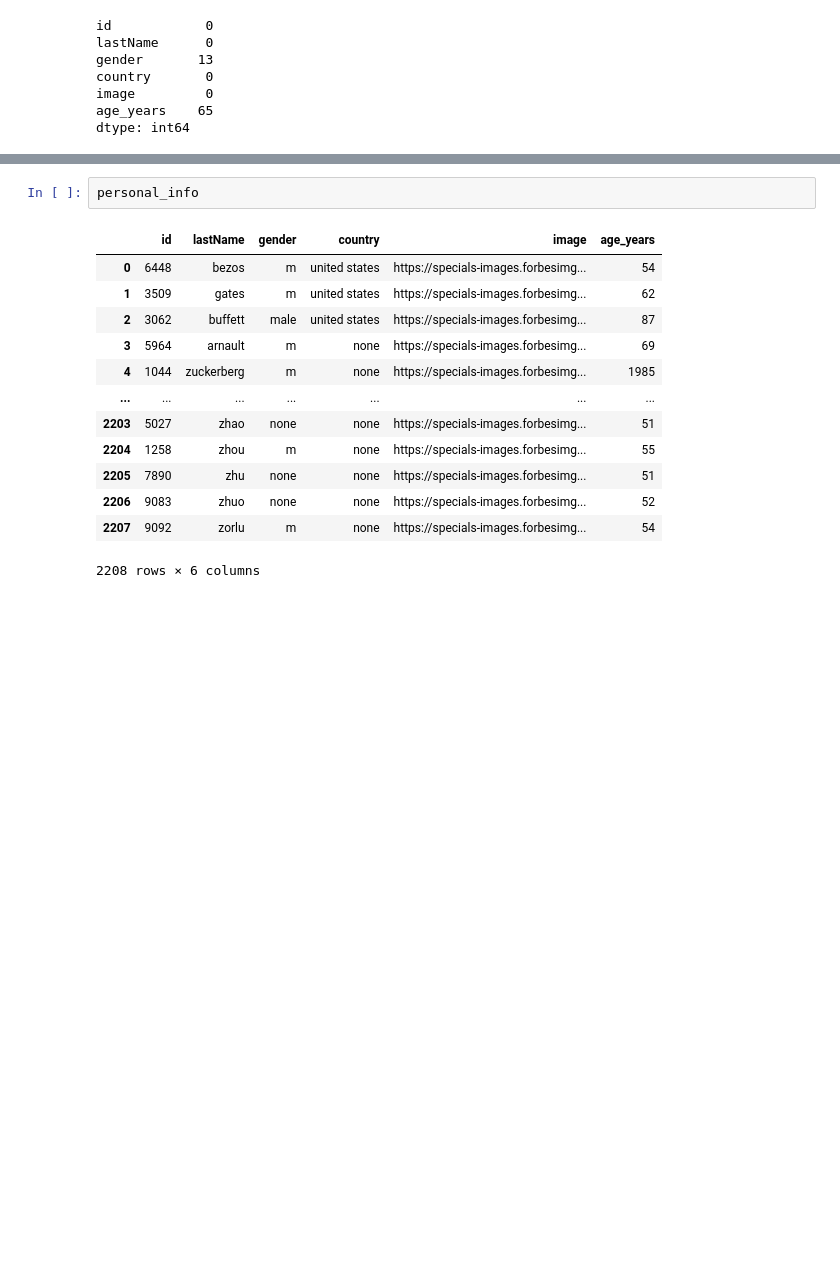
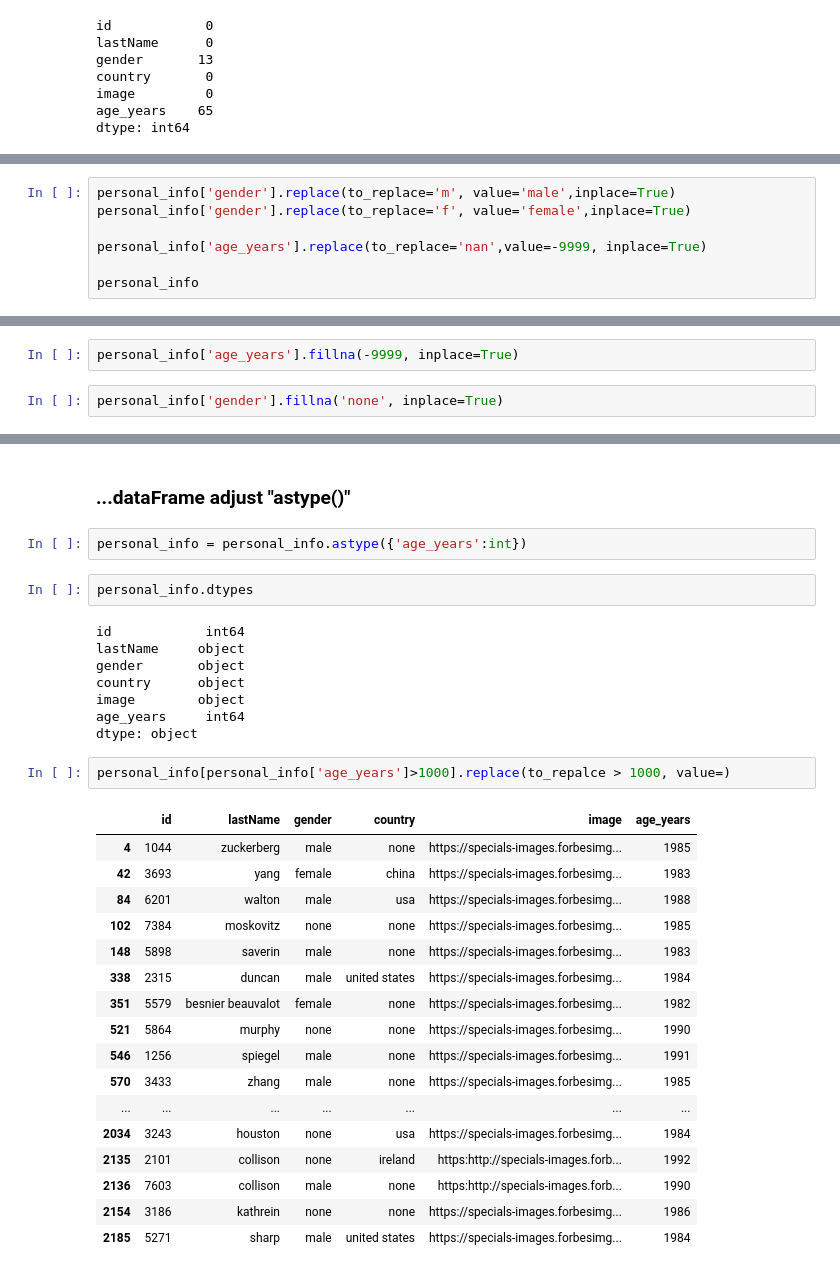
Before and after one commit to herreradelduque/Ironhack-Module-1-Project---Pandas-Pipelines, a Jupyter notebook: notebooks/notebook1.ipynb, the cells around one changed output, grey strips where cells are left out. Drawn from its saved outputs; the diff is of its cells as text; blank space fills up the shorter version.

Commit message:
some more data cleaning done

```diff
--- a/notebooks/notebook1.ipynb
+++ b/notebooks/notebook1.ipynb
@@ -382,0 +393,7 @@ dtype: int64
+# %%
+personal_info['gender'].replace(to_replace='m', value='male',inplace=True)
+personal_info['gender'].replace(to_replace='f', value='female',inplace=True)
+
+personal_info['age_years'].replace(to_replace='nan',value=-9999, inplace=True)
+
+personal_info
@@ -382,0 +414,4 @@ dtype: int64
+# %%
+personal_info['age_years'].fillna(-9999, inplace=True)
+# %%
+personal_info['gender'].fillna('none', inplace=True)
@@ -383,16 +428,34 @@ dtype: int64
+# %% [markdown]
+### ...dataFrame adjust "astype()"
+# %%
+personal_info = personal_info.astype({'age_years':int})
 # %%
-personal_info
+personal_info.dtypes
 # %% [output]
-|  | id | lastName | gender | country | image | age_years |
-| 0 | 6448 | bezos | m | united states | https://specials-images.forbesimg... | 54 |
-| 1 | 3509 | gates | m | united states | https://specials-images.forbesimg... | 62 |
-| 2 | 3062 | buffett | male | united states | https://specials-images.forbesimg... | 87 |
-| 3 | 5964 | arnault | m | none | https://specials-images.forbesimg... | 69 |
-| 4 | 1044 | zuckerberg | m | none | https://specials-images.forbesimg... | 1985 |
-| ... | ... | ... | ... | ... | ... | ... |
-| 2203 | 5027 | zhao | none | none | https://specials-images.forbesimg... | 51 |
-| 2204 | 1258 | zhou | m | none | https://specials-images.forbesimg... | 55 |
-| 2205 | 7890 | zhu | none | none | https://specials-images.forbesimg... | 51 |
-| 2206 | 9083 | zhuo | none | none | https://specials-images.forbesimg... | 52 |
-| 2207 | 9092 | zorlu | m | none | https://specials-images.forbesimg... | 54 |
-2208 rows × 6 columns
+id            int64
+lastName     object
+gender       object
+country      object
+image        object
+age_years     int64
+dtype: object
+# %%
+personal_info[personal_info['age_years']>1000].replace(to_repalce > 1000, value=)
+# %% [output]
+|  | id | lastName | gender | country | image | age_years |
+| 4 | 1044 | zuckerberg | male | none | https://specials-images.forbesimg... | 1985 |
+| 42 | 3693 | yang | female | china | https://specials-images.forbesimg... | 1983 |
+| 84 | 6201 | walton | male | usa | https://specials-images.forbesimg... | 1988 |
+| 102 | 7384 | moskovitz | none | none | https://specials-images.forbesimg... | 1985 |
+| 148 | 5898 | saverin | male | none | https://specials-images.forbesimg... | 1983 |
+| 338 | 2315 | duncan | male | united states | https://specials-images.forbesimg... | 1984 |
+| 351 | 5579 | besnier beauvalot | female | none | https://specials-images.forbesimg... | 1982 |
+| 521 | 5864 | murphy | none | none | https://specials-images.forbesimg... | 1990 |
+| 546 | 1256 | spiegel | male | none | https://specials-images.forbesimg... | 1991 |
+| 570 | 3433 | zhang | male | none | https://specials-images.forbesimg... | 1985 |
+| ... | ... | ... | ... | ... | ... | ... |
+| 2034 | 3243 | houston | none | usa | https://specials-images.forbesimg... | 1984 |
+| 2135 | 2101 | collison | none | ireland | https:http://specials-images.forb... | 1992 |
+| 2136 | 7603 | collison | male | none | https:http://specials-images.forb... | 1990 |
+| 2154 | 3186 | kathrein | none | none | https://specials-images.forbesimg... | 1986 |
+| 2185 | 5271 | sharp | male | united states | https://specials-images.forbesimg... | 1984 |
```
Also changed, not shown: parts of 5 cells of this notebook.
